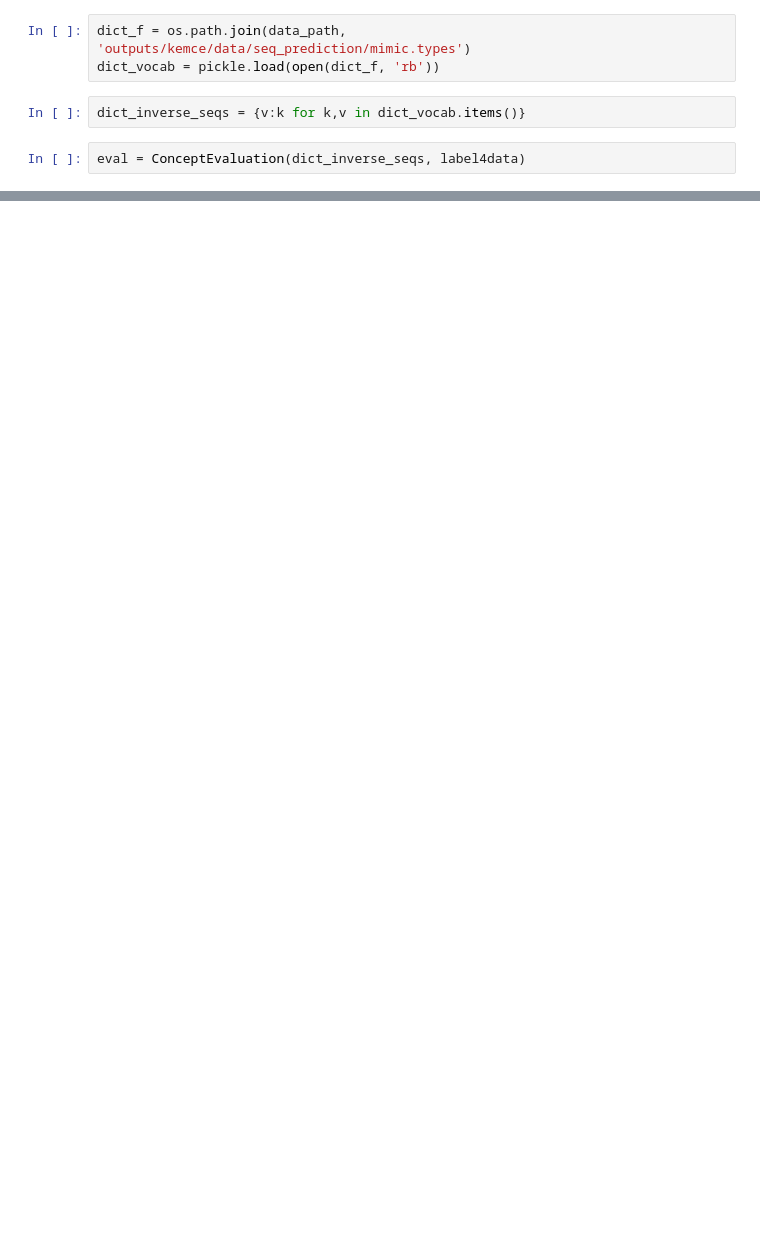
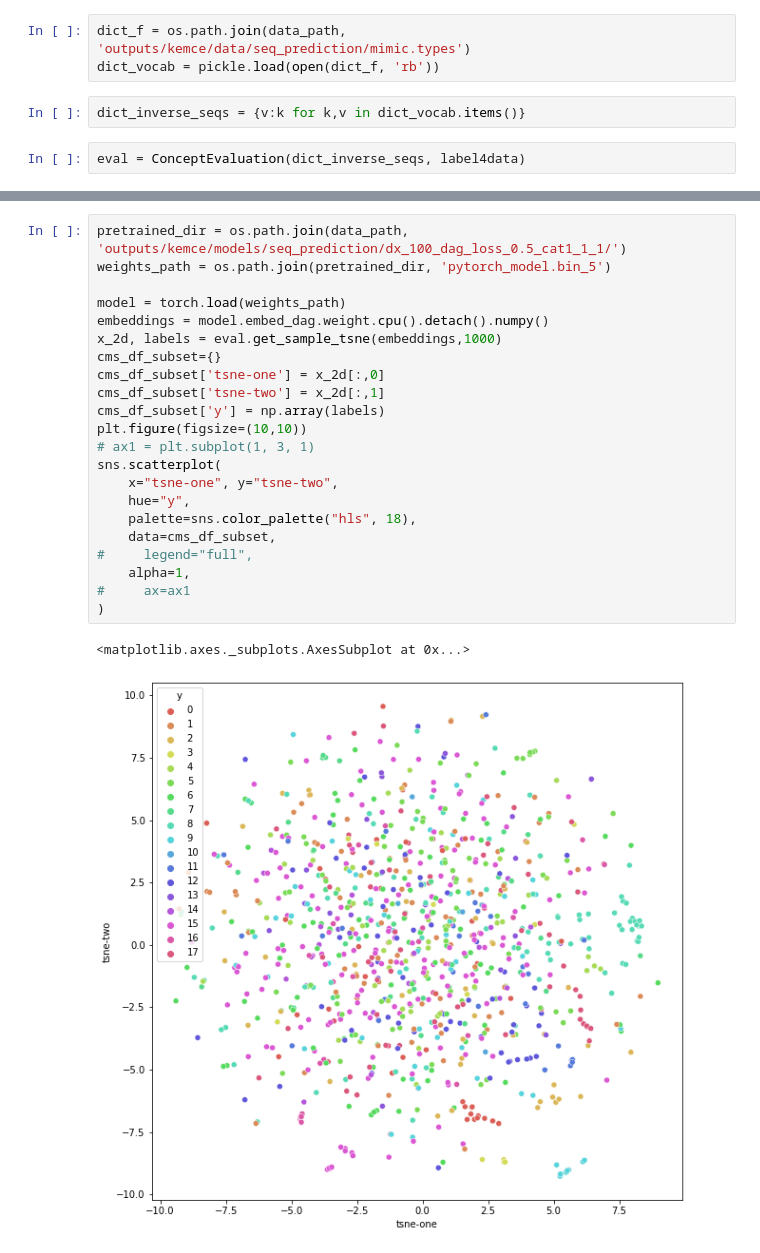
Before and after one commit to Xueping/KG_medical, a Jupyter notebook: src/Kemce_dag_visualization.ipynb, the cells around one changed output, grey strips where cells are left out. Cells and saved outputs as stored; diff of their text form; blank space fills up the shorter version.

```diff
--- a/src/Kemce_dag_visualization.ipynb
+++ b/src/Kemce_dag_visualization.ipynb
@@ -81,0 +100,25 @@ sns.scatterplot(
+# %%
+pretrained_dir = os.path.join(data_path, 'outputs/kemce/models/seq_prediction/dx_100_dag_loss_0.5_cat1_1_1/')
+weights_path = os.path.join(pretrained_dir, 'pytorch_model.bin_5')
+
+model = torch.load(weights_path)
+embeddings = model.embed_dag.weight.cpu().detach().numpy()
+x_2d, labels = eval.get_sample_tsne(embeddings,1000)
+cms_df_subset={}
+cms_df_subset['tsne-one'] = x_2d[:,0]
+cms_df_subset['tsne-two'] = x_2d[:,1]
+cms_df_subset['y'] = np.array(labels)
+plt.figure(figsize=(10,10))
+# ax1 = plt.subplot(1, 3, 1)
+sns.scatterplot(
+    x="tsne-one", y="tsne-two",
+    hue="y",
+    palette=sns.color_palette("hls", 18),
+    data=cms_df_subset,
+#     legend="full",
+    alpha=1,
+#     ax=ax1
+)
+# %% [output]
+<matplotlib.axes._subplots.AxesSubplot at 0x...>
+[figure, added]
```
Also changed, not shown: parts of 14 cells of this notebook, 28 other files.
